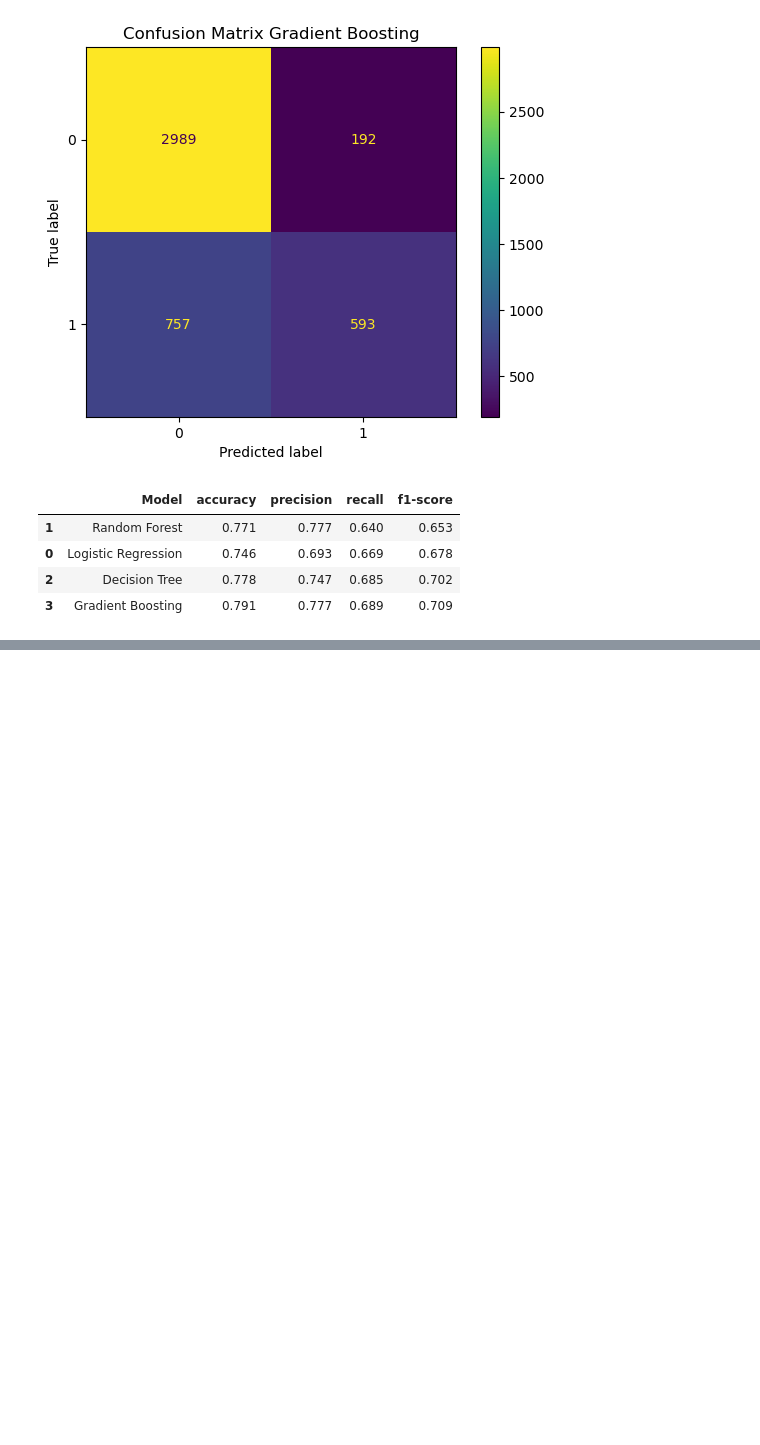
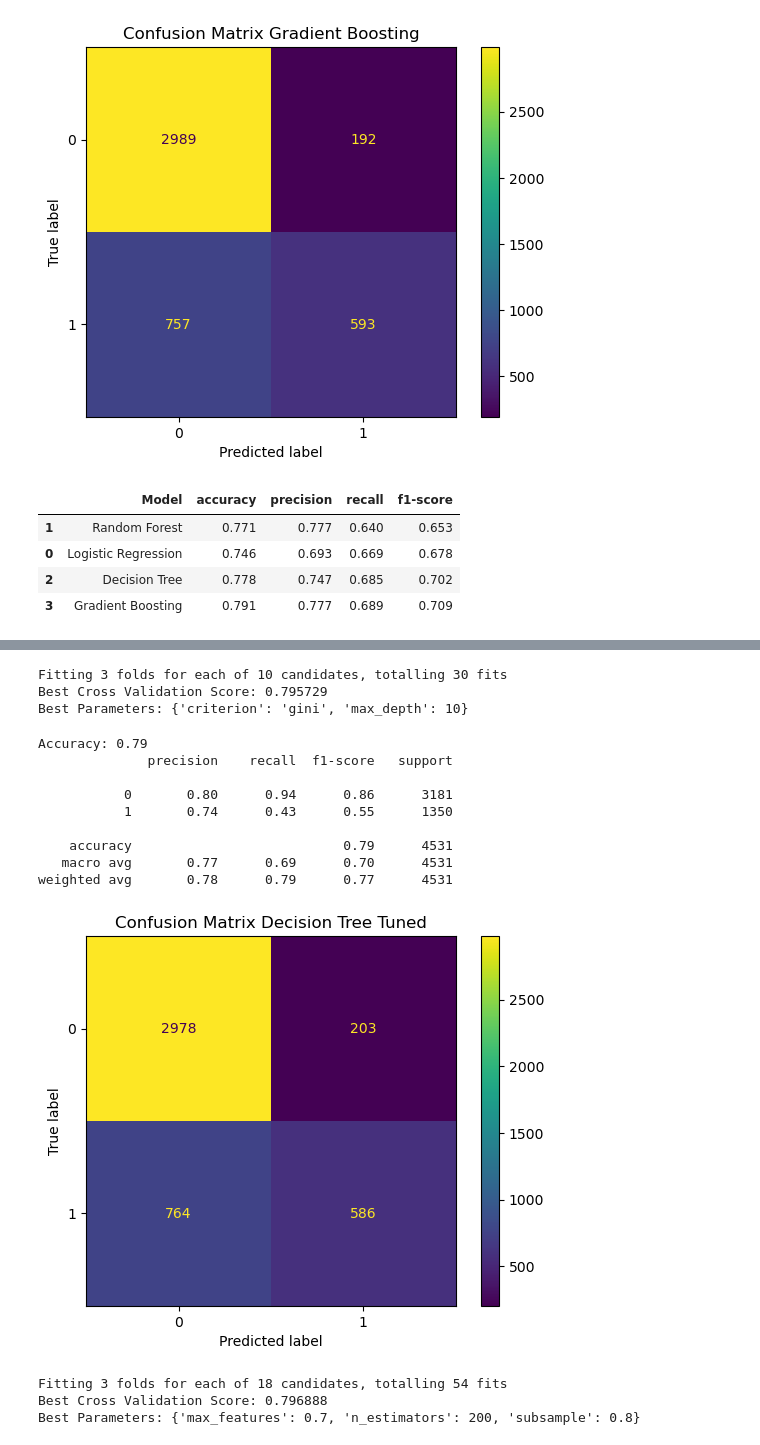
Before and after one commit to Vintrdottir/Terror-Attacks-Europe-Analysis, a Jupyter notebook: Project.ipynb, the cells around one changed output, grey strips where cells are left out. Saved outputs shown, nothing was run; the diff lists cells and outputs as text; code cells hidden in the pictures; blank space fills up the shorter version.

```diff
--- a/Project.ipynb
+++ b/Project.ipynb
@@ -434,0 +499,36 @@ res_df
+# %%
+dt_param_grid = {
+    'max_depth' : [None, 5, 10, 15, 20],
+    'criterion' : ['gini', 'entropy']
+}
+dt_tuned = DecisionTreeClassifier(random_state=0)
+dt_tuned = fine_tune_model(dt_tuned, dt_param_grid)
+# %% [output]
+Fitting 3 folds for each of 10 candidates, totalling 30 fits
+Best Cross Validation Score: 0.795729
+Best Parameters: {'criterion': 'gini', 'max_depth': 10}
+# %%
+y_pred = dt_tuned.predict(X_test)
+results.append(evaluate(y_pred, 'Decision Tree Tuned'))
+# %% [output]
+Accuracy: 0.79
+              precision    recall  f1-score   support
+
+           0       0.80      0.94      0.86      3181
+           1       0.74      0.43      0.55      1350
+
+    accuracy                           0.79      4531
+   macro avg       0.77      0.69      0.70      4531
+weighted avg       0.78      0.79      0.77      4531
+[figure, added]
+# %%
+gb_param_grid = {"n_estimators": [100, 200],
+                 "subsample":[0.8,0.9,1],
+                 "max_features":[0.7,0.8,1]}
+
+gb_tuned = GradientBoostingClassifier(random_state=0)
+gb_tuned = fine_tune_model(gb_tuned, gb_param_grid)
+# %% [output]
+Fitting 3 folds for each of 18 candidates, totalling 54 fits
+Best Cross Validation Score: 0.796888
+Best Parameters: {'max_features': 0.7, 'n_estimators': 200, 'subsample': 0.8}
```
Also changed, not shown: parts of 9 cells of this notebook.
